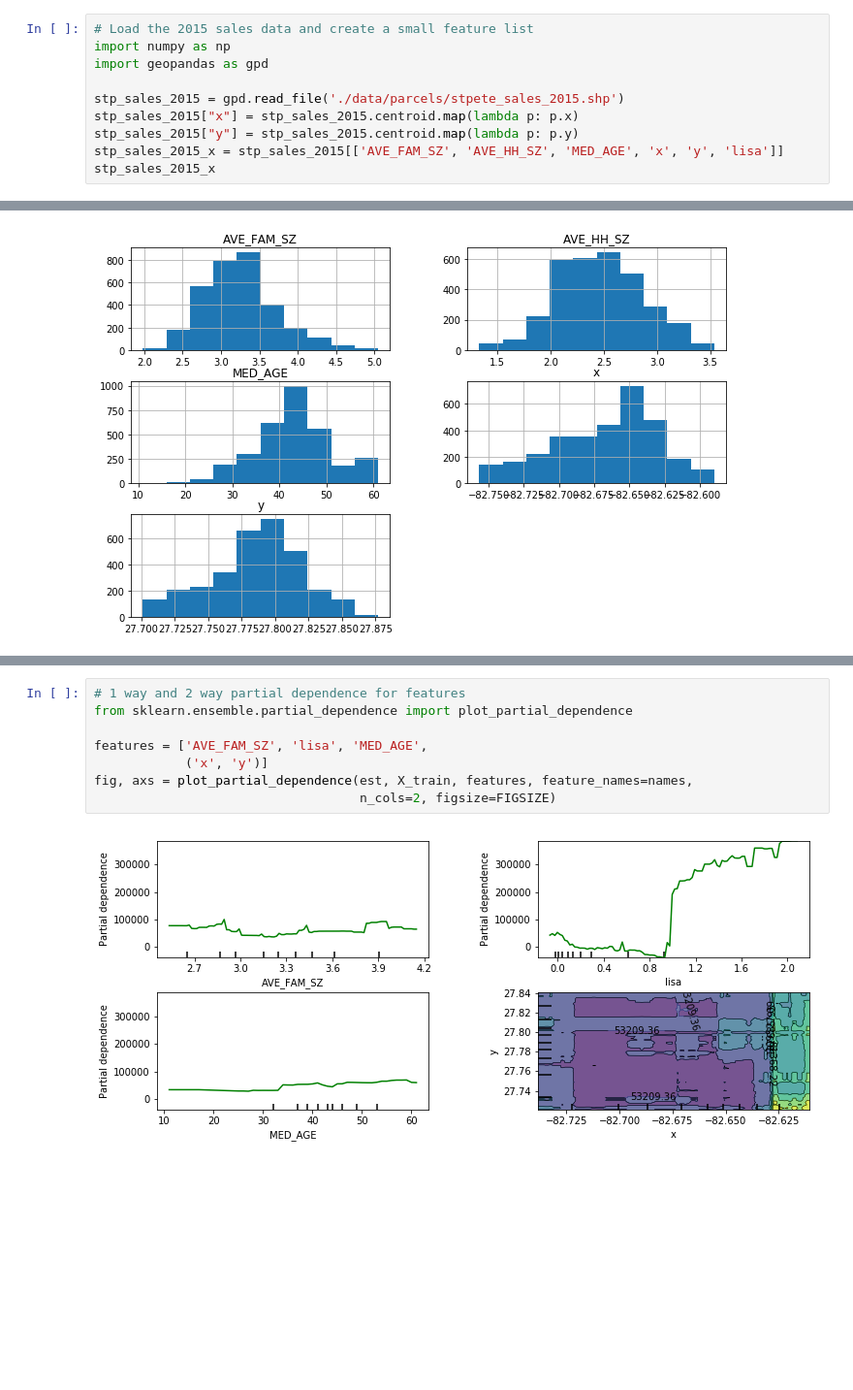
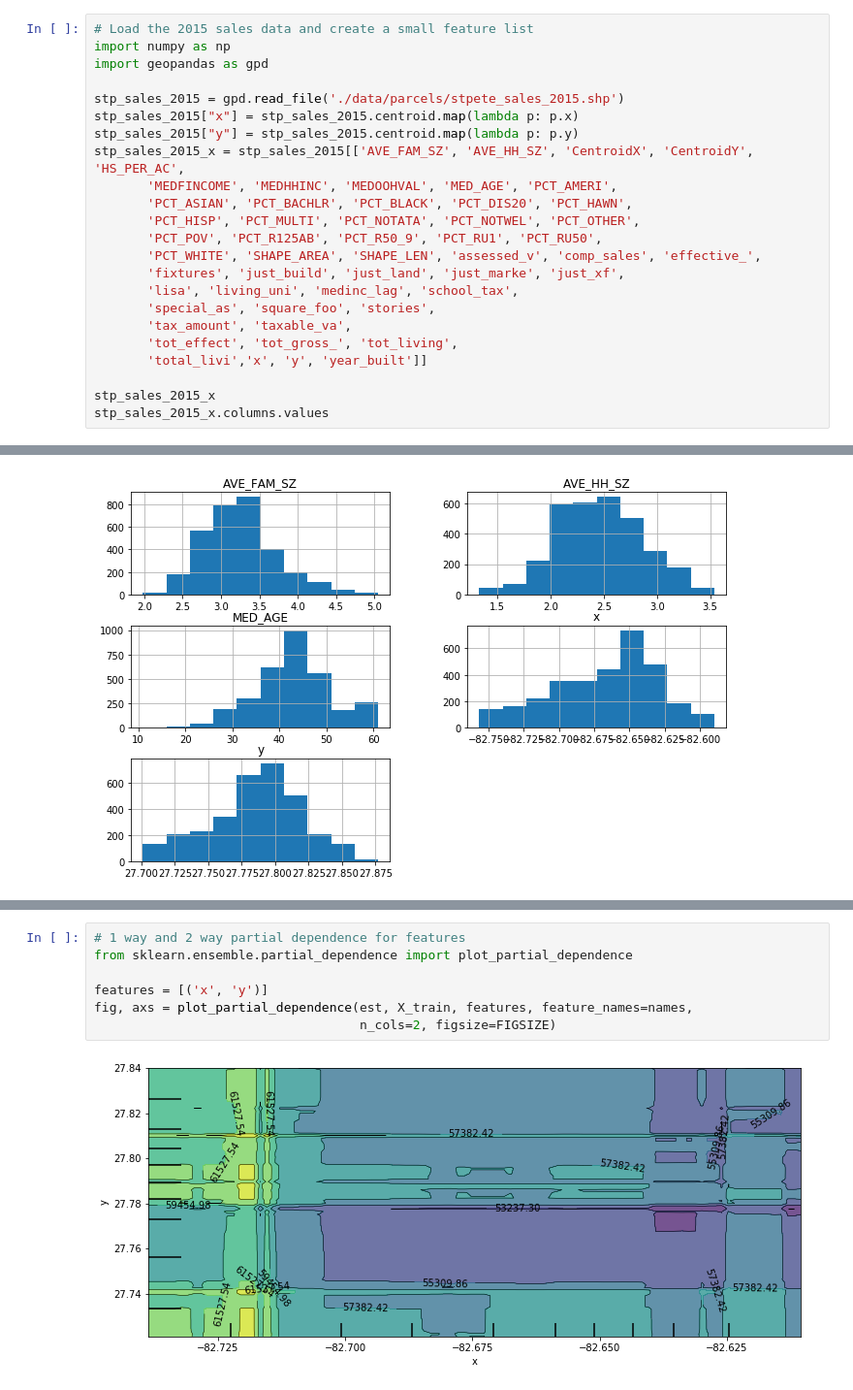
Before and after one commit to hanfordj/odsc, a Jupyter notebook: Exercise 8. Machine Learning Models for Geospatial.ipynb, the cells around one changed output, grey strips where cells are left out. Shown at 97% size. Drawn from its saved outputs; the diff is of its cells as text; blank space fills up the shorter version.

```diff
--- a/Exercise 8. Machine Learning Models for Geospatial.ipynb
+++ b/Exercise 8. Machine Learning Models for Geospatial.ipynb
@@ -6,6 +6,19 @@ import geopandas as gpd
 stp_sales_2015 = gpd.read_file('./data/parcels/stpete_sales_2015.shp')
 stp_sales_2015["x"] = stp_sales_2015.centroid.map(lambda p: p.x)
 stp_sales_2015["y"] = stp_sales_2015.centroid.map(lambda p: p.y)
-stp_sales_2015_x = stp_sales_2015[['AVE_FAM_SZ', 'AVE_HH_SZ', 'MED_AGE', 'x', 'y', 'lisa']]
+stp_sales_2015_x = stp_sales_2015[['AVE_FAM_SZ', 'AVE_HH_SZ', 'CentroidX', 'CentroidY', 'HS_PER_AC',
+       'MEDFINCOME', 'MEDHHINC', 'MEDOOHVAL', 'MED_AGE', 'PCT_AMERI',
+       'PCT_ASIAN', 'PCT_BACHLR', 'PCT_BLACK', 'PCT_DIS20', 'PCT_HAWN',
+       'PCT_HISP', 'PCT_MULTI', 'PCT_NOTATA', 'PCT_NOTWEL', 'PCT_OTHER',
+       'PCT_POV', 'PCT_R125AB', 'PCT_R50_9', 'PCT_RU1', 'PCT_RU50',
+       'PCT_WHITE', 'SHAPE_AREA', 'SHAPE_LEN', 'assessed_v', 'comp_sales', 'effective_',
+       'fixtures', 'just_build', 'just_land', 'just_marke', 'just_xf',
+       'lisa', 'living_uni', 'medinc_lag', 'school_tax',
+       'special_as', 'square_foo', 'stories',
+       'tax_amount', 'taxable_va',
+       'tot_effect', 'tot_gross_', 'tot_living',
+       'total_livi','x', 'y', 'year_built']]
+
 stp_sales_2015_x
+stp_sales_2015_x.columns.values
 # %% [output]
@@ -130,10 +132,9 @@ fx_imp.plot(kind='barh', figsize=FIGSIZE)
 # %%
 # 1 way and 2 way partial dependence for features
 from sklearn.ensemble.partial_dependence import plot_partial_dependence
 
-features = ['AVE_FAM_SZ', 'lisa', 'MED_AGE',
-            ('x', 'y')]
+features = [('x', 'y')]
 fig, axs = plot_partial_dependence(est, X_train, features, feature_names=names,
                                    n_cols=2, figsize=FIGSIZE)
 # %% [output]
-[figure, old version]
+[figure, new version]
```
Also changed, not shown: parts of 5 cells of this notebook.
